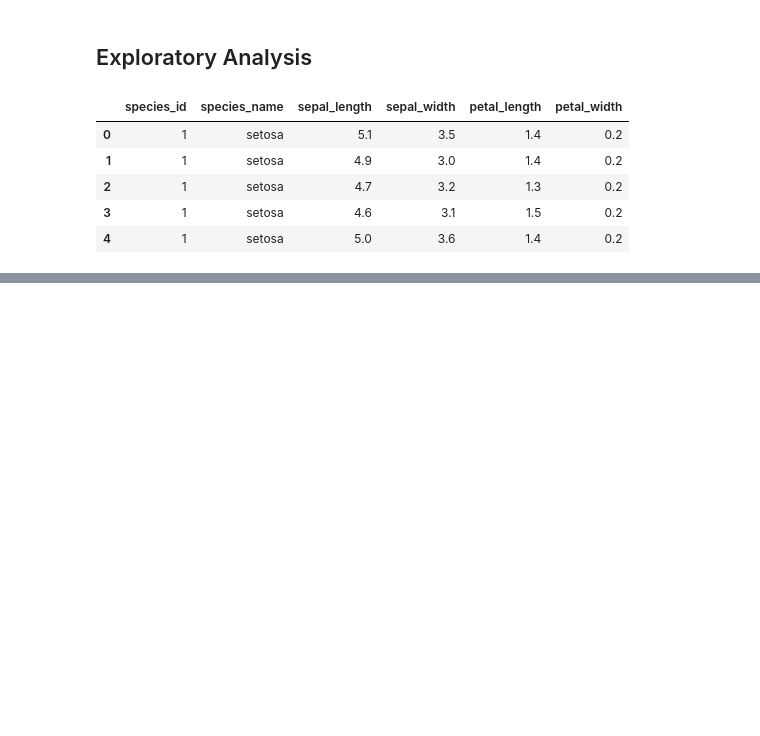
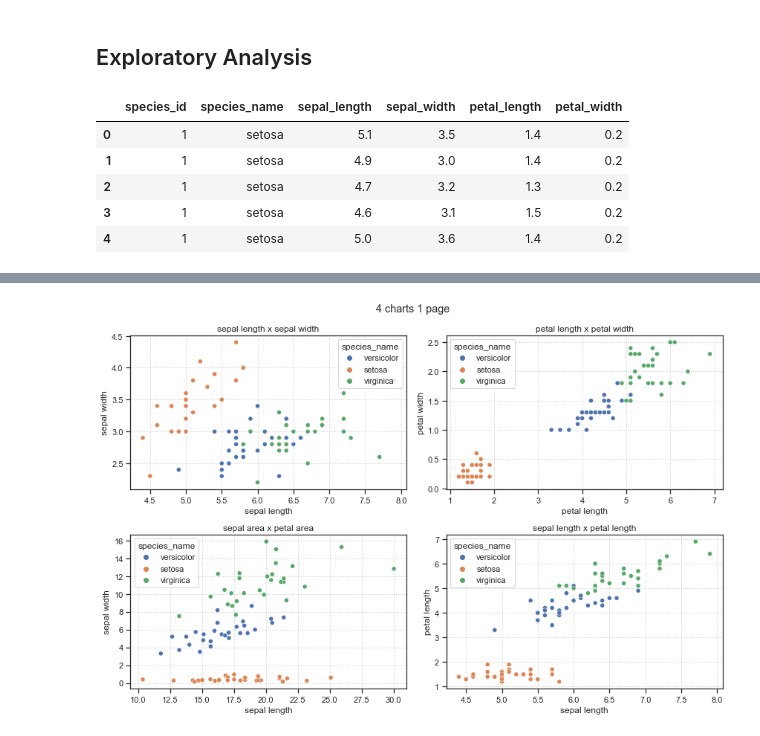
Before and after one commit to albertopuentes/classification-exercises, a Jupyter notebook: classification_exercises.ipynb, the cells around one changed output, grey strips where cells are left out. Cells and saved outputs as stored; diff of their text form; code cells hidden in the pictures; blank space fills up the shorter version.

```diff
--- a/classification_exercises.ipynb
+++ b/classification_exercises.ipynb
@@ -472,0 +546,5 @@ train.sepal_length.hist()
+# %%
+# Split the data
+iris_train, iris_validate, iris_test= prepare.split_data(iris_ex)
+
+iris_train.head()
@@ -472,0 +564,4 @@ train.sepal_length.hist()
+# %%
+#create new column for sepal area and petal area
+iris_train['sepal_area']= iris_train['sepal_length'] * iris_train['sepal_width']
+iris_train['petal_area']= iris_train['petal_length'] * iris_train['petal_width']
@@ -472,0 +577,63 @@ train.sepal_length.hist()
+# %%
+fig = plt.figure(figsize = (12, 8))
+plt.suptitle('4 charts 1 page')
+
+# x1 = iris_train['sepal_length']
+# y1 = iris_train['sepal_width']
+
+# x2 = iris_train['petal_length']
+# y2 = iris_train['petal_width']
+
+# x3 = iris_train['sepal_area']
+# y3 = iris_train['petal_area']
+
+# x4 = iris_train['sepal_length']
+# y4 = iris_train['petal_length']
+
+
+
+plt.subplot(2,2,1)
+plt.title('sepal length x sepal width')
+plt.xlabel('sepal length')
+plt.ylabel('sepal width')
+plt.grid(True, ls = ':')
+sns.scatterplot(x='sepal_length', y='sepal_width', hue='species_name', data=iris_train)
+
+
+
+plt.subplot(2, 2, 2)
+plt.title('petal length x petal width')
+plt.xlabel('petal length')
+plt.ylabel('petal width')
+plt.grid(True, ls = ':')
+sns.scatterplot(x='petal_length', y='petal_width', hue='species_name', data=iris_train)
+
+
+plt.subplot(2, 2, 3)
+plt.title('sepal area x petal area')
+plt.xlabel('sepal length')
+plt.ylabel('sepal width')
+plt.grid(True, ls = ':')
+sns.scatterplot(x='sepal_area', y='petal_area', hue='species_name', data=iris_train)
+
+
+
+plt.subplot(2,2,4)
+plt.title('sepal length x petal length')
+plt.xlabel('sepal length')
+plt.ylabel('petal length')
+plt.grid(True, ls = ':')
+sns.scatterplot(x='sepal_length', y='petal_length', hue='species_name', data=iris_train)
+
+plt.subplots_adjust(left=None,
+                 bottom=0.1,
+                right=None,
+                top=None,
+                wspace=None,
+                hspace=None)
+
+plt.tight_layout()
+
+plt.show()
+# %% [output]
+[figure, added]
```
Also changed, not shown: parts of 90 cells of this notebook.
